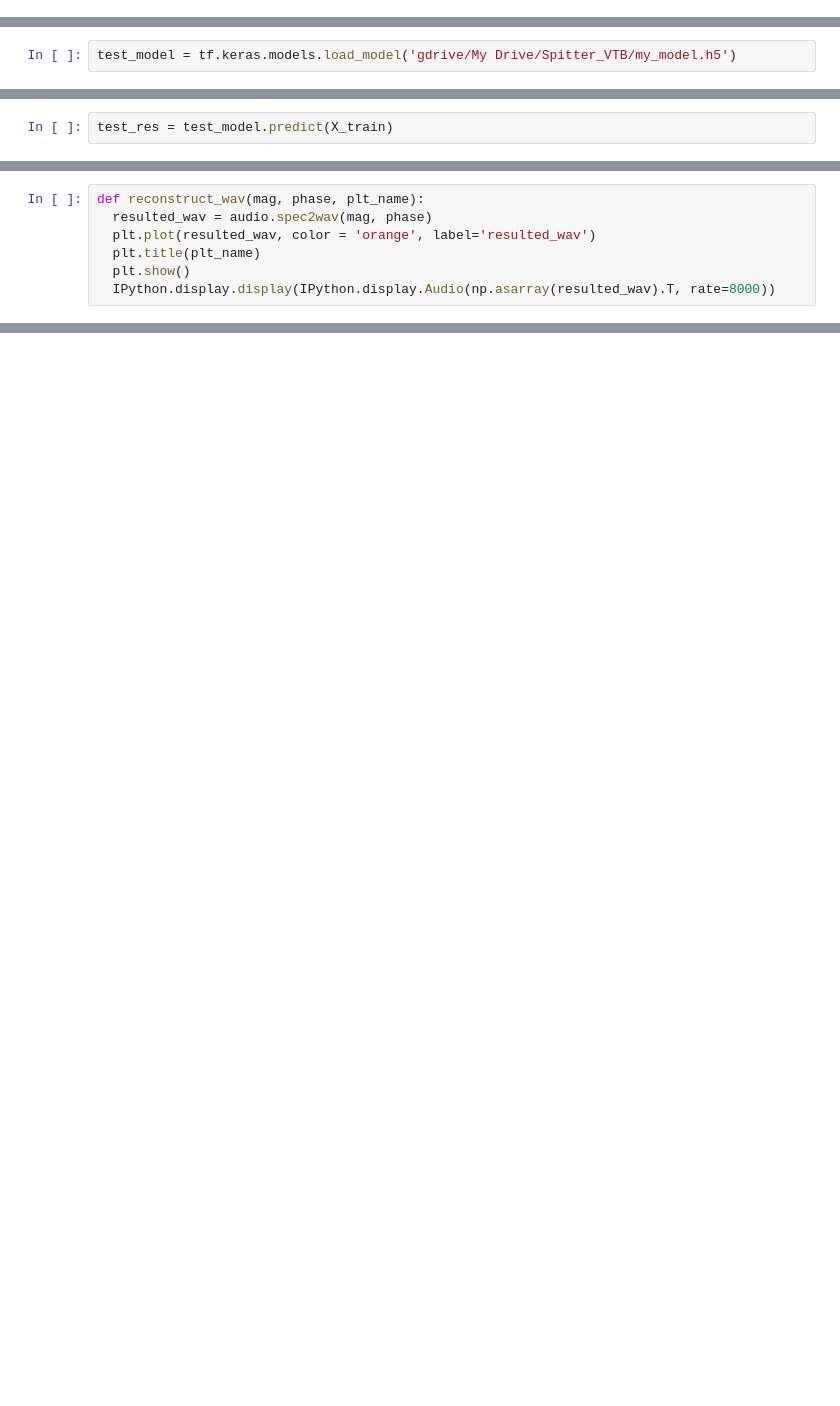
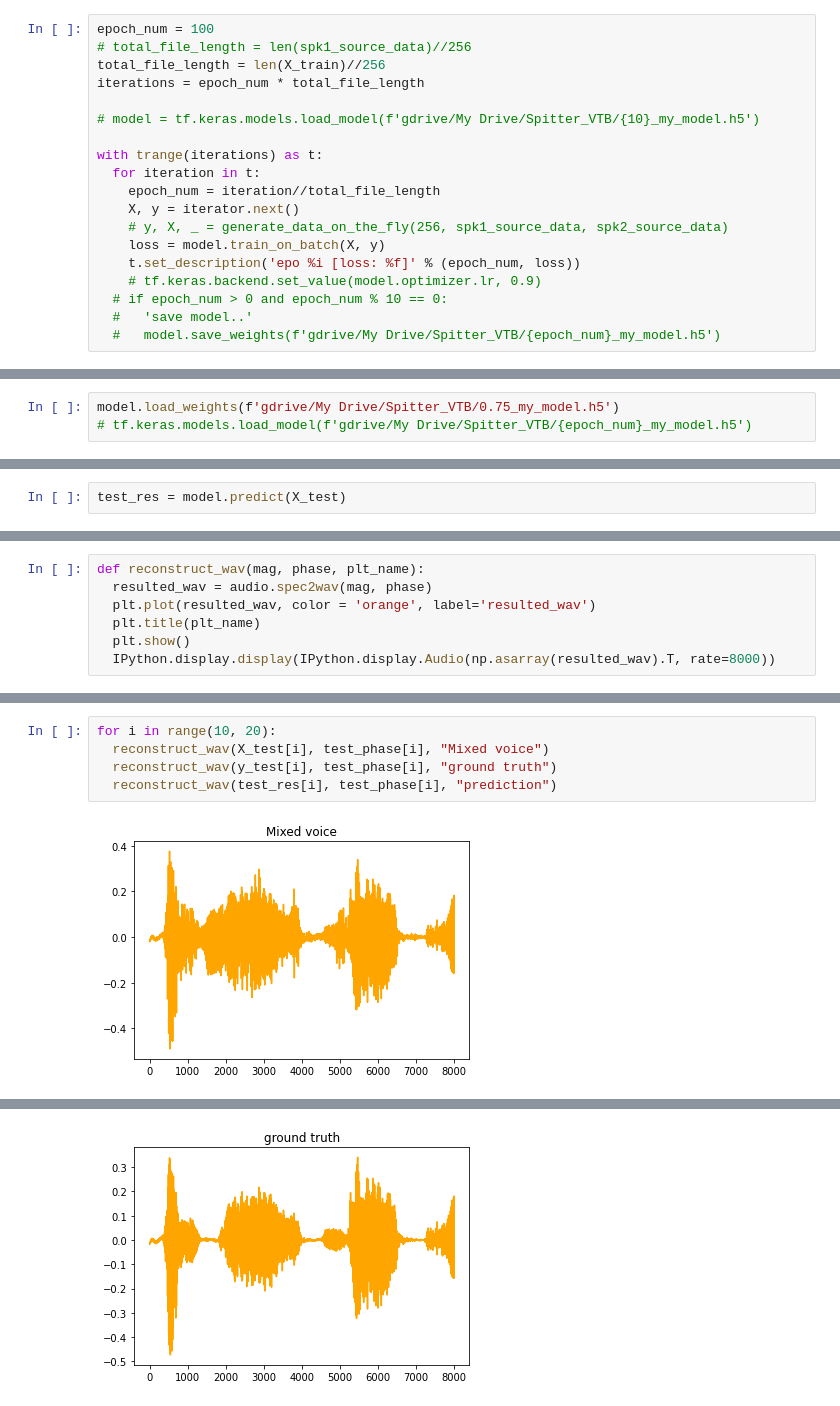
Before and after one commit to pren1/VAST, a Jupyter notebook: Splitter_playground.ipynb, the cells around one changed output, grey strips where cells are left out. Saved outputs shown, nothing was run; the diff lists cells and outputs as text; blank space fills up the shorter version.

```diff
--- a/Splitter_playground.ipynb
+++ b/Splitter_playground.ipynb
@@ -328,0 +415,19 @@ model.save('gdrive/My Drive/Spitter_VTB/my_model.h5')
+# %%
+epoch_num = 100
+# total_file_length = len(spk1_source_data)//256
+total_file_length = len(X_train)//256
+iterations = epoch_num * total_file_length
+
+# model = tf.keras.models.load_model(f'gdrive/My Drive/Spitter_VTB/{10}_my_model.h5')
+
+with trange(iterations) as t:
+  for iteration in t:
+    epoch_num = iteration//total_file_length
+    X, y = iterator.next()
+    # y, X, _ = generate_data_on_the_fly(256, spk1_source_data, spk2_source_data)
+    loss = model.train_on_batch(X, y)
+    t.set_description('epo %i [loss: %f]' % (epoch_num, loss))
+    # tf.keras.backend.set_value(model.optimizer.lr, 0.9)
+  # if epoch_num > 0 and epoch_num % 10 == 0:
+  #   'save model..'
+  #   model.save_weights(f'gdrive/My Drive/Spitter_VTB/{epoch_num}_my_model.h5')
@@ -334,2 +443,3 @@ model.save('gdrive/My Drive/Spitter_VTB/my_model.h5')
 # %%
-test_model = tf.keras.models.load_model('gdrive/My Drive/Spitter_VTB/my_model.h5')
+model.load_weights(f'gdrive/My Drive/Spitter_VTB/0.75_my_model.h5')
+# tf.keras.models.load_model(f'gdrive/My Drive/Spitter_VTB/{epoch_num}_my_model.h5')
@@ -351,5 +446,5 @@ test_model = tf.keras.models.load_model('gdrive/My Drive/Spitter_VTB/my_model.h5
 # %%
-test_res = test_model.predict(X_train)
+test_res = model.predict(X_test)
 # %%
 test_res.shape
 # %% [output]
@@ -376,0 +470,7 @@ for i in range(1):
+# %%
+for i in range(10, 20):
+  reconstruct_wav(X_test[i], test_phase[i], "Mixed voice")
+  reconstruct_wav(y_test[i], test_phase[i], "ground truth")
+  reconstruct_wav(test_res[i], test_phase[i], "prediction")
+# %% [output]
+[figure, added]
@@ -376,0 +478 @@ for i in range(1):
+[figure, added]
```
Also changed, not shown: parts of 28 cells of this notebook.
